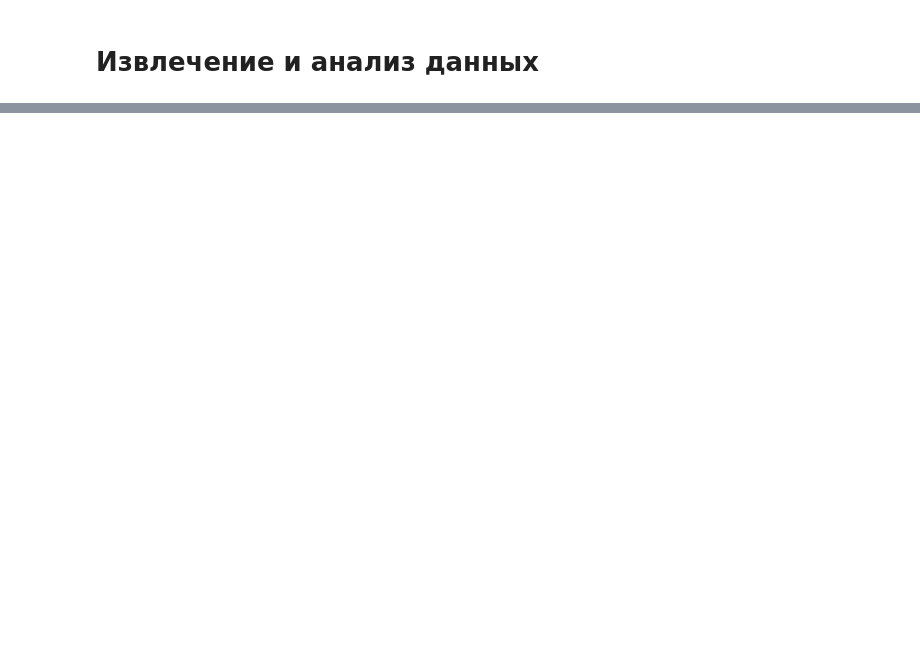
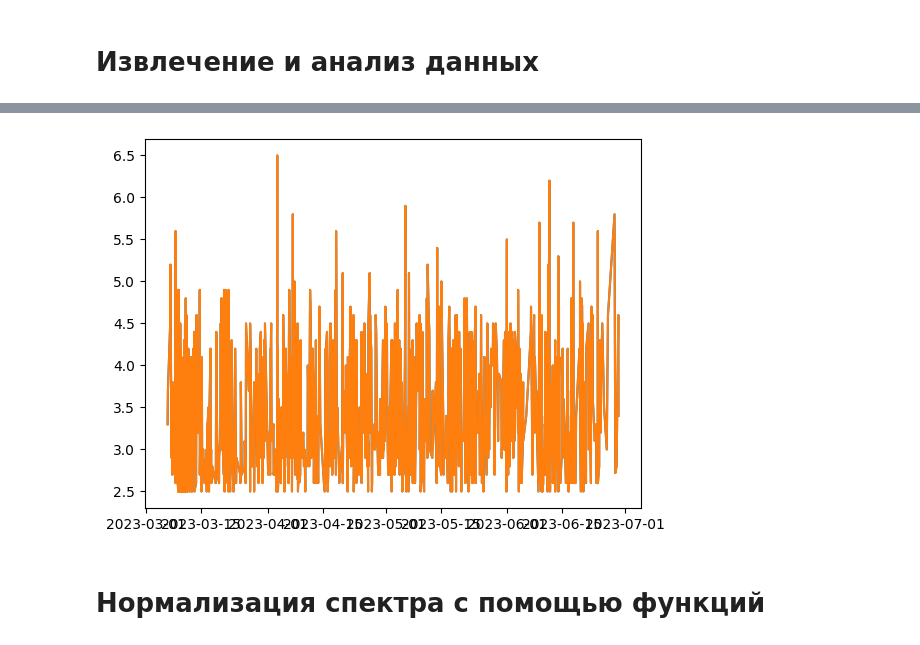
Before and after one commit to RomanZorkin/temblor, a Jupyter notebook: upload.ipynb, the cells around one changed output, grey strips where cells are left out. Drawn from its saved outputs; the diff is of its cells as text; code cells hidden in the pictures; blank space fills up the shorter version.

```diff
--- a/upload.ipynb
+++ b/upload.ipynb
@@ -127,0 +125,22 @@ plt.show()
+# %%
+tmp_query = client.query_df("""
+SELECT Date, max(Magnitude), min(Magnitude)
+FROM quakes
+GROUP BY Date
+ORDER BY Date
+""")
+# %%
+max_mag = tmp_query['max(Magnitude)'].values.tolist()
+min_mag = tmp_query['min(Magnitude)'].values.tolist()
+#merc =  tmp_query['divide(avg(Mercury_earth_distance), 30)'].values.tolist()
+dates = tmp_query['Date'].values.tolist()
+
+
+plt.plot(dates, max_mag)
+plt.plot(dates, min_mag)
+#plt.plot(dates, merc)
+plt.show()
+# %% [output]
+[figure, added]
+# %% [markdown]
+# Нормализация спектра с помощью функций
```
Also changed, not shown: parts of 14 cells of this notebook, 2 other files.
